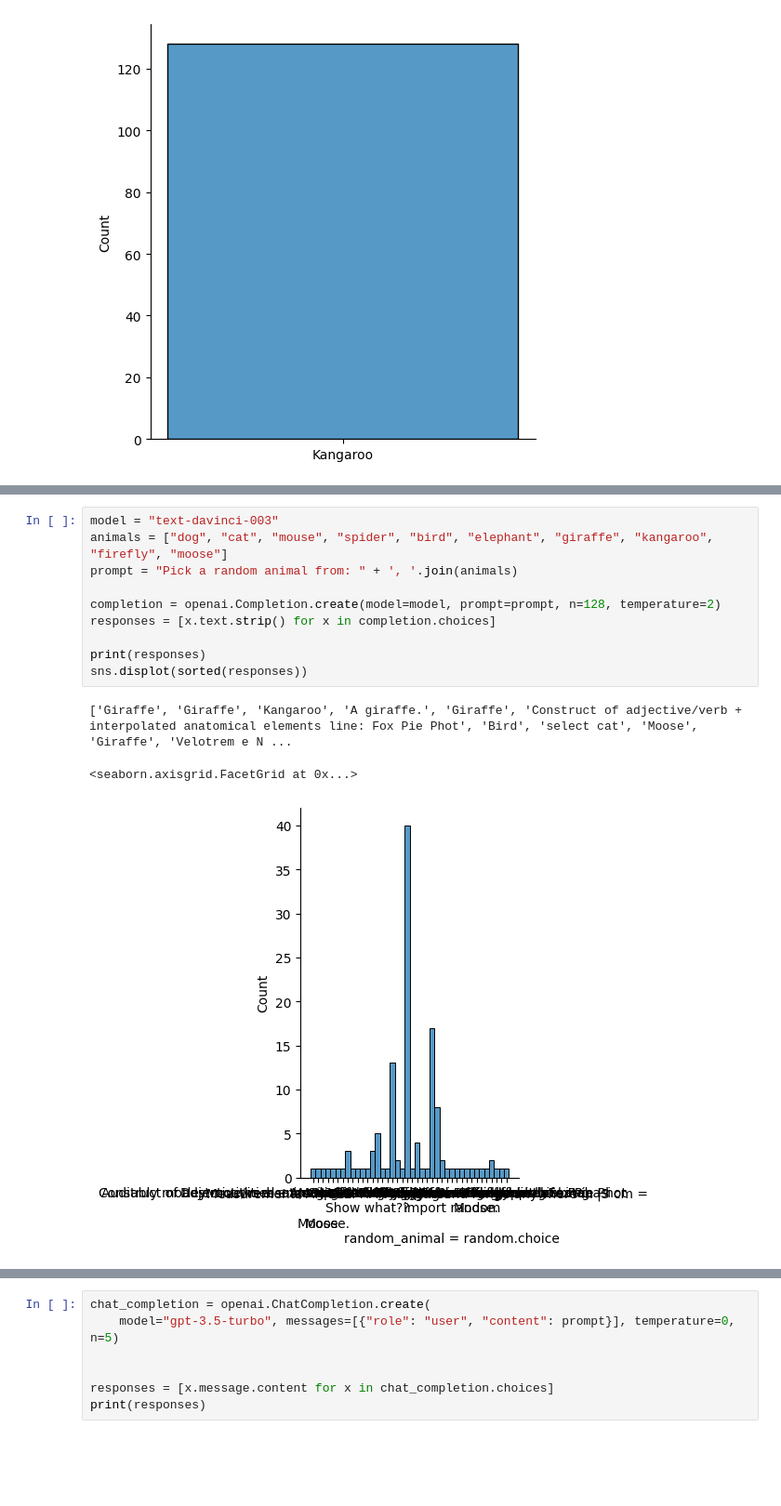
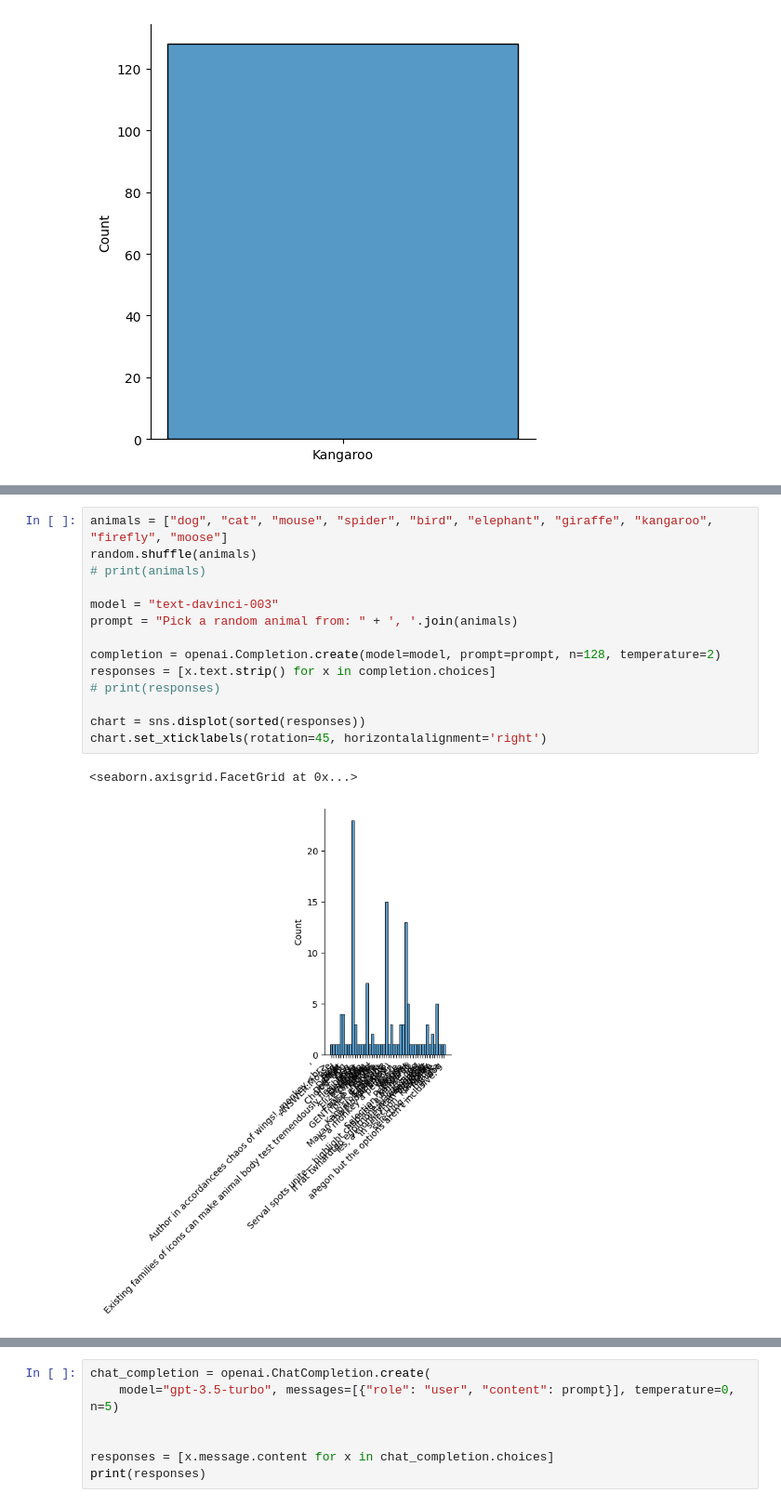
Before and after one commit to cellwebb/chatgpt-randomness-test, a Jupyter notebook: ChatGPT Randomness Test.ipynb, the cells around one changed output, grey strips where cells are left out. Shown at 93% size. Cells and saved outputs as stored; diff of their text form; blank space fills up the shorter version.

```diff
--- a/ChatGPT Randomness Test.ipynb
+++ b/ChatGPT Randomness Test.ipynb
@@ -79,15 +198,18 @@ sns.displot(sorted(responses))
 # %%
+animals = ["dog", "cat", "mouse", "spider", "bird", "elephant", "giraffe", "kangaroo", "firefly", "moose"]
+random.shuffle(animals)
+# print(animals)
+
 model = "text-davinci-003"
-animals = ["dog", "cat", "mouse", "spider", "bird", "elephant", "giraffe", "kangaroo", "firefly", "moose"]
 prompt = "Pick a random animal from: " + ', '.join(animals)
 
 completion = openai.Completion.create(model=model, prompt=prompt, n=128, temperature=2)
 responses = [x.text.strip() for x in completion.choices]
+# print(responses)
 
-print(responses)
-sns.displot(sorted(responses))
+chart = sns.displot(sorted(responses))
+chart.set_xticklabels(rotation=45, horizontalalignment='right')
 # %% [output]
-['Giraffe', 'Giraffe', 'Kangaroo', 'A giraffe.', 'Giraffe', 'Construct of adjective/verb + interpolated anatomical elements line: Fox Pie Phot', 'Bird', 'select cat', 'Moose', 'Giraffe', 'Velotrem e N ...
+<seaborn.axisgrid.FacetGrid at 0x...>
-<seaborn.axisgrid.FacetGrid at 0x...>
-[figure, old version]
+[figure, new version]
 # %%
```
Also changed, not shown: parts of 27 cells of this notebook.
